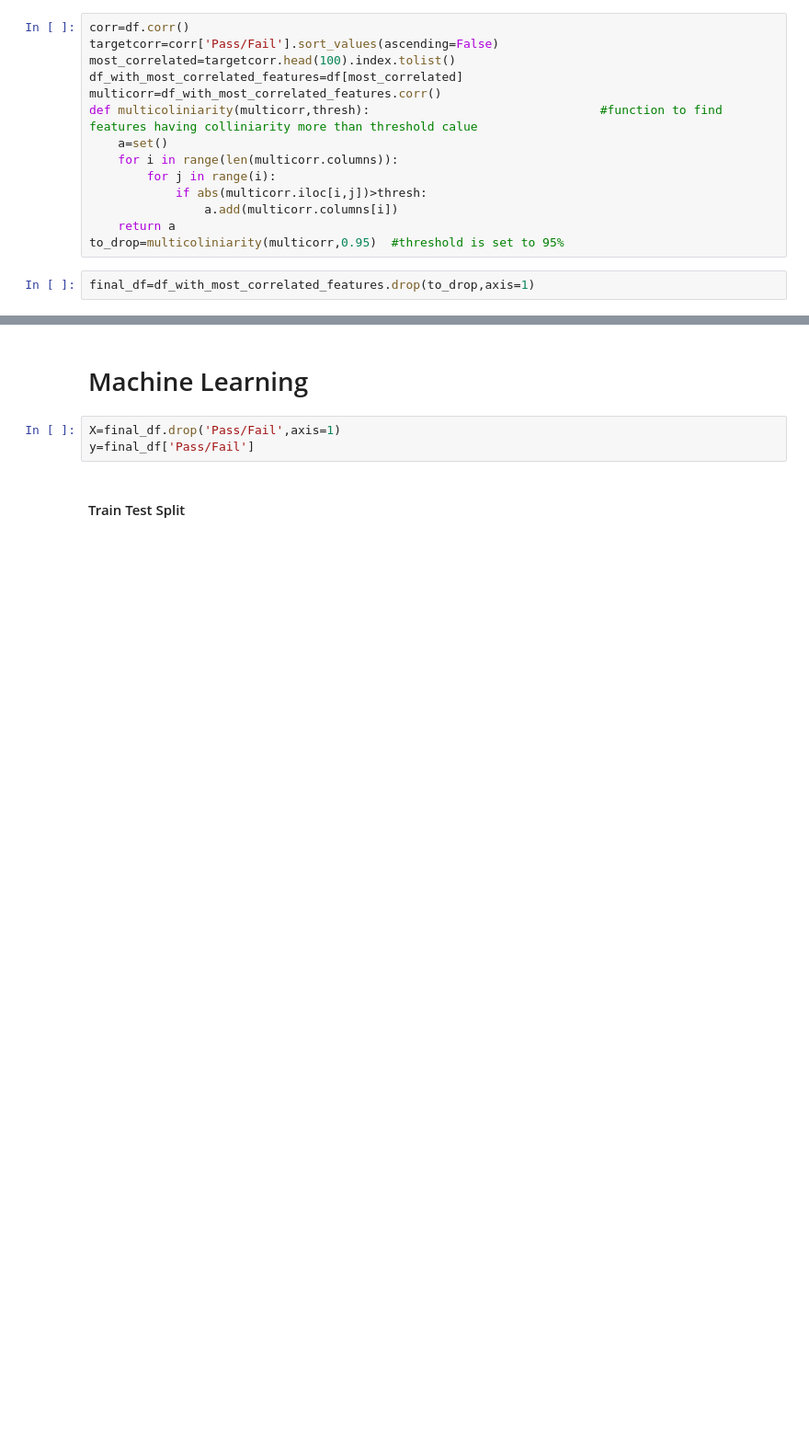
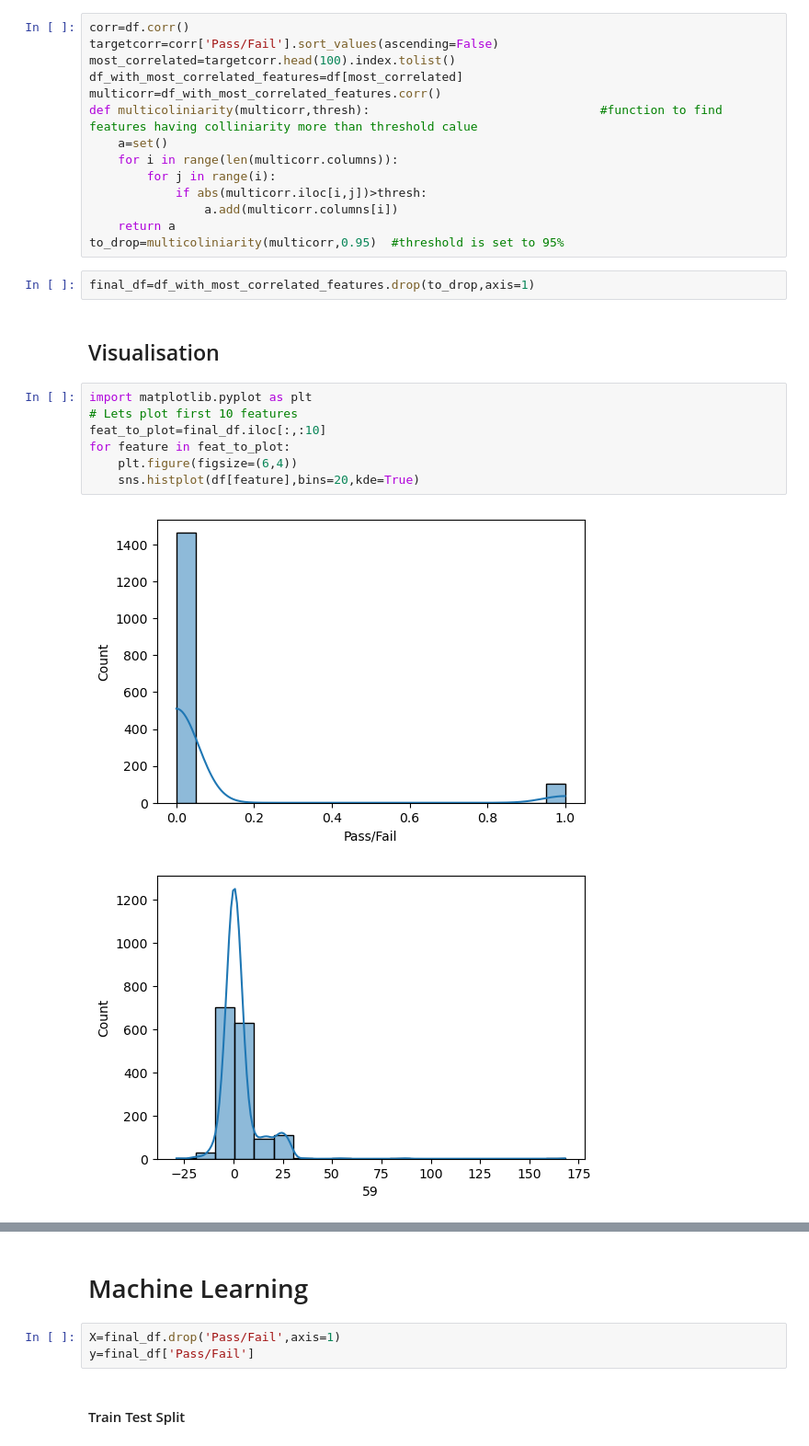
Before and after one commit to vaibhav-9003/Wafer-Detection-ML, a Jupyter notebook: notebooks/Machine Learning_1 .ipynb, the cells around one changed output, grey strips where cells are left out. Shown at 92% size. Saved outputs shown, nothing was run; the diff lists cells and outputs as text; blank space fills up the shorter version.

```diff
--- a/notebooks/Machine Learning .ipynb
+++ b/notebooks/Machine Learning_1 .ipynb
@@ -65,3 +65,15 @@ def multicoliniarity(multicorr,thresh):                                #function
 to_drop=multicoliniarity(multicorr,0.95)  #threshold is set to 95%
 # %%
 final_df=df_with_most_correlated_features.drop(to_drop,axis=1)
+# %% [markdown]
+## Visualisation
+# %%
+import matplotlib.pyplot as plt
+# Lets plot first 10 features
+feat_to_plot=final_df.iloc[:,:10]
+for feature in feat_to_plot:
+    plt.figure(figsize=(6,4))
+    sns.histplot(df[feature],bins=20,kde=True)
+# %% [output]
+[figure, added]
+[figure, added]
```
Also changed, not shown: parts of 13 cells of this notebook.
